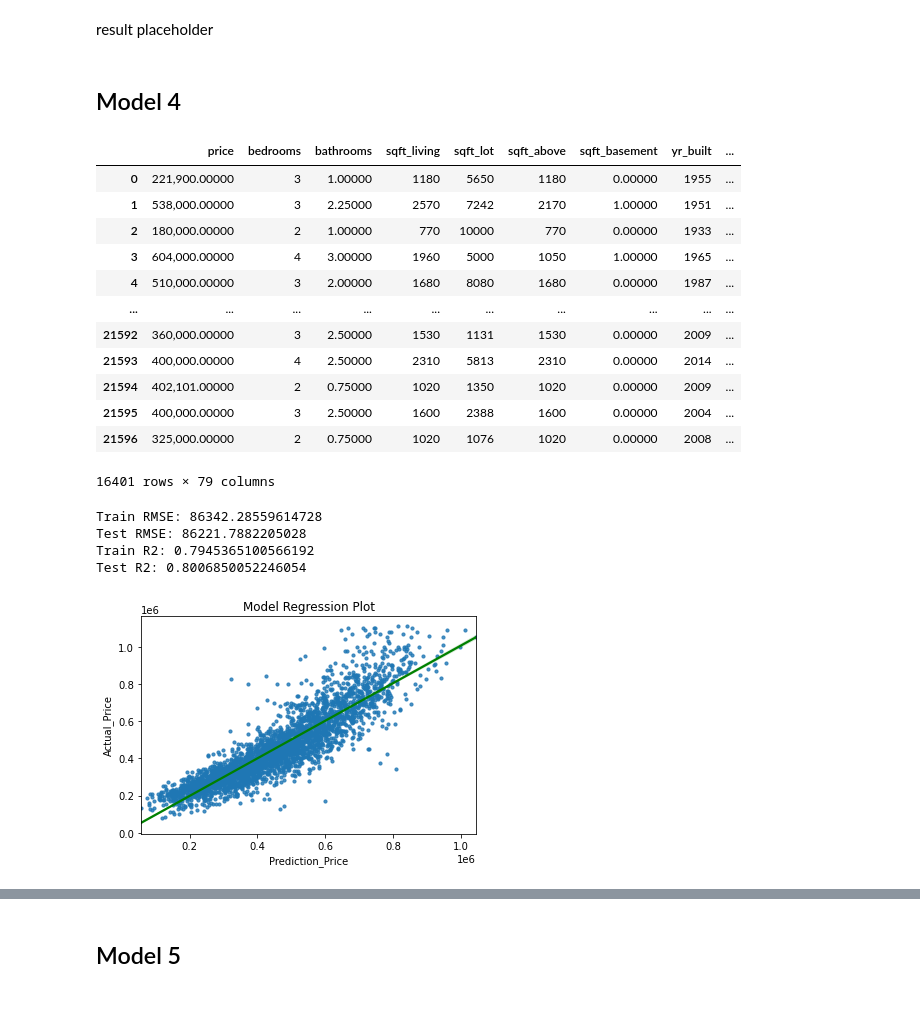
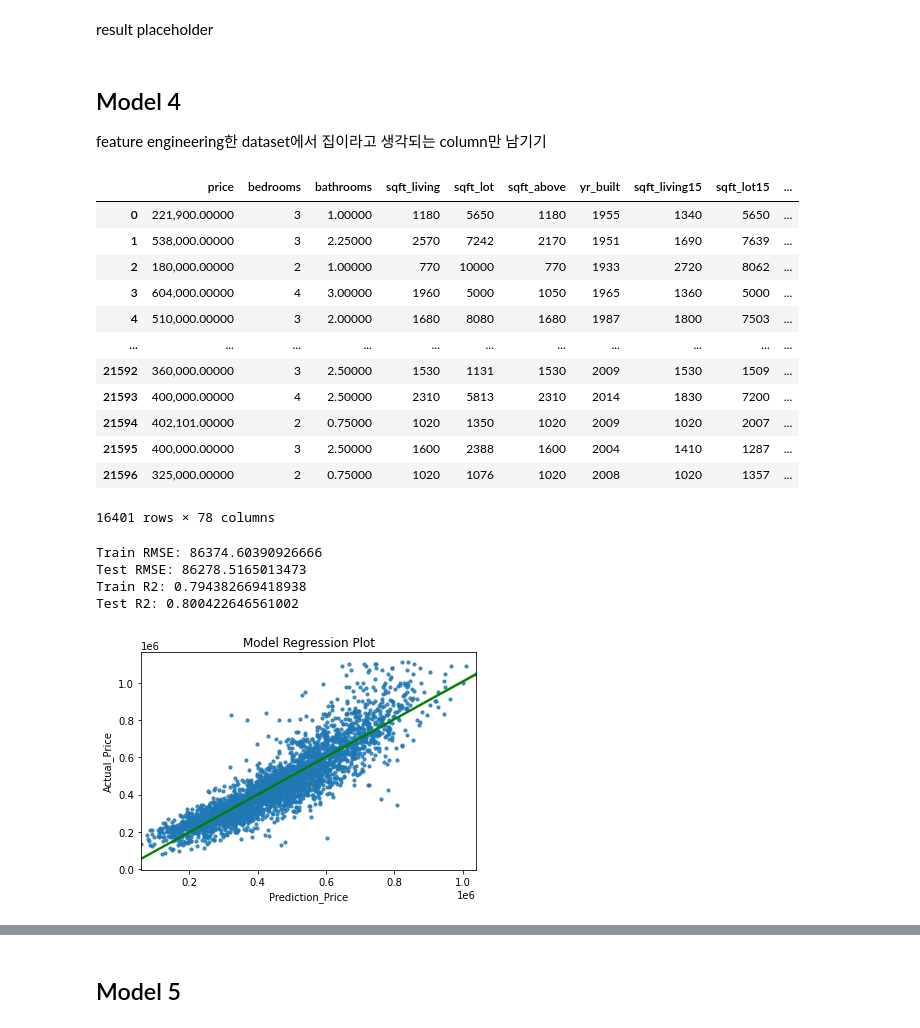
Before and after one commit to jennifernha/King-County-House-Sales, a Jupyter notebook: King County House Sales Analysis.ipynb, the cells around one changed output, grey strips where cells are left out. Drawn from its saved outputs; the diff is of its cells as text; code cells hidden in the pictures.

```diff
--- a/King County House Sales Analysis.ipynb
+++ b/King County House Sales Analysis.ipynb
@@ -215,6 +215,8 @@ Name: sqft_basement, Length: 303, dtype: int64
 df['sqft_basement'] = df.sqft_basement.astype('float')
 # %%
 df.loc[df['sqft_basement'] > 0, 'sqft_basement'] = 1
+# %%
+df = df.rename(columns={"sqft_basement":"basement_yn"})
 # %%
 df
 # %% [output]
@@ -303,6 +305,8 @@ memory usage: 3.8 MB
 For this exercise, we will focus on whether the property has been renovated rather than when it was renovated. Therefore, Let's replace the values with 1 if renovated, and keep 0 if not renovated.
 # %%
 df.loc[df['yr_renovated'] > 0, 'yr_renovated'] = 1
+# %%
+df = df.rename(columns={"yr_renovated":"renovated_yn"})
 # %%
 # Drop 'id' as we no longer need this column
 df.drop(['id'], axis= 1, inplace= True)
@@ -378,7 +382,7 @@ def outlier_IQR(df):
 # %%
 # Create list of columns to remove outliers from
 outliers_col = ['price','bedrooms', 'bathrooms', 'sqft_living', 'sqft_lot', 'sqft_above',
-                'sqft_basement', 'sqft_living15', 'sqft_lot15']
+                'sqft_living15', 'sqft_lot15']
 df1 = df.copy()
 
 # Remove outliers for specified columns
@@ -750,25 +768,26 @@ strong multicollinearity or other numerical problems.
 result placeholder
 # %% [markdown]
 ## Model 4
+feature engineering한 dataset에서 집이라고 생각되는 column만 남기기
 # %%
-df4 = df3.drop(['floors','waterfront','view','condition','grade','yr_renovated',
+df4 = df3.drop(['floors','waterfront','view','condition','grade','basement_yn','renovated_yn',
                 'lat','long','month_sold','year_sold'],
                axis =1)
 df4
 # %% [output]
-|  | price | bedrooms | bathrooms | sqft_living | sqft_lot | sqft_above | sqft_basement | yr_built | ... |
-| 0 | 221,900.00000 | 3 | 1.00000 | 1180 | 5650 | 1180 | 0.00000 | 1955 | ... |
-| 1 | 538,000.00000 | 3 | 2.25000 | 2570 | 7242 | 2170 | 1.00000 | 1951 | ... |
-| 2 | 180,000.00000 | 2 | 1.00000 | 770 | 10000 | 770 | 0.00000 | 1933 | ... |
-| 3 | 604,000.00000 | 4 | 3.00000 | 1960 | 5000 | 1050 | 1.00000 | 1965 | ... |
-| 4 | 510,000.00000 | 3 | 2.00000 | 1680 | 8080 | 1680 | 0.00000 | 1987 | ... |
-| ... | ... | ... | ... | ... | ... | ... | ... | ... | ... |
-| 21592 | 360,000.00000 | 3 | 2.50000 | 1530 | 1131 | 1530 | 0.00000 | 2009 | ... |
-| 21593 | 400,000.00000 | 4 | 2.50000 | 2310 | 5813 | 2310 | 0.00000 | 2014 | ... |
-| 21594 | 402,101.00000 | 2 | 0.75000 | 1020 | 1350 | 1020 | 0.00000 | 2009 | ... |
-| 21595 | 400,000.00000 | 3 | 2.50000 | 1600 | 2388 | 1600 | 0.00000 | 2004 | ... |
-| 21596 | 325,000.00000 | 2 | 0.75000 | 1020 | 1076 | 1020 | 0.00000 | 2008 | ... |
+|  | price | bedrooms | bathrooms | sqft_living | sqft_lot | sqft_above | yr_built | sqft_living15 | sqft_lot15 | ... |
+| 0 | 221,900.00000 | 3 | 1.00000 | 1180 | 5650 | 1180 | 1955 | 1340 | 5650 | ... |
+| 1 | 538,000.00000 | 3 | 2.25000 | 2570 | 7242 | 2170 | 1951 | 1690 | 7639 | ... |
+| 2 | 180,000.00000 | 2 | 1.00000 | 770 | 10000 | 770 | 1933 | 2720 | 8062 | ... |
+| 3 | 604,000.00000 | 4 | 3.00000 | 1960 | 5000 | 1050 | 1965 | 1360 | 5000 | ... |
+| 4 | 510,000.00000 | 3 | 2.00000 | 1680 | 8080 | 1680 | 1987 | 1800 | 7503 | ... |
+| ... | ... | ... | ... | ... | ... | ... | ... | ... | ... | ... |
+| 21592 | 360,000.00000 | 3 | 2.50000 | 1530 | 1131 | 1530 | 2009 | 1530 | 1509 | ... |
+| 21593 | 400,000.00000 | 4 | 2.50000 | 2310 | 5813 | 2310 | 2014 | 1830 | 7200 | ... |
+| 21594 | 402,101.00000 | 2 | 0.75000 | 1020 | 1350 | 1020 | 2009 | 1020 | 2007 | ... |
+| 21595 | 400,000.00000 | 3 | 2.50000 | 1600 | 2388 | 1600 | 2004 | 1410 | 1287 | ... |
+| 21596 | 325,000.00000 | 2 | 0.75000 | 1020 | 1076 | 1020 | 2008 | 1020 | 1357 | ... |
-16401 rows × 79 columns
+16401 rows × 78 columns
 # %%
 X = df4.drop('price', axis= 1)
 y = df4['price']
@@ -777,11 +796,11 @@ X_train, X_test, y_train, y_test = train_test_split(X, y, test_size = 0.20, rand
 # %%
 linear_model(X_train,y_train,X_test,y_test)
 # %% [output]
-Train RMSE: 86342.28559614728
-Test RMSE: 86221.7882205028
-Train R2: 0.7945365100566192
-Test R2: 0.8006850052246054
+Train RMSE: 86374.60390926666
+Test RMSE: 86278.5165013473
+Train R2: 0.794382669418938
+Test R2: 0.800422646561002
-[figure, old version]
+[figure, new version]
 # %%
 model_summary(df4)
 # %% [output]
```
Also changed, not shown: parts of 19 cells of this notebook.
